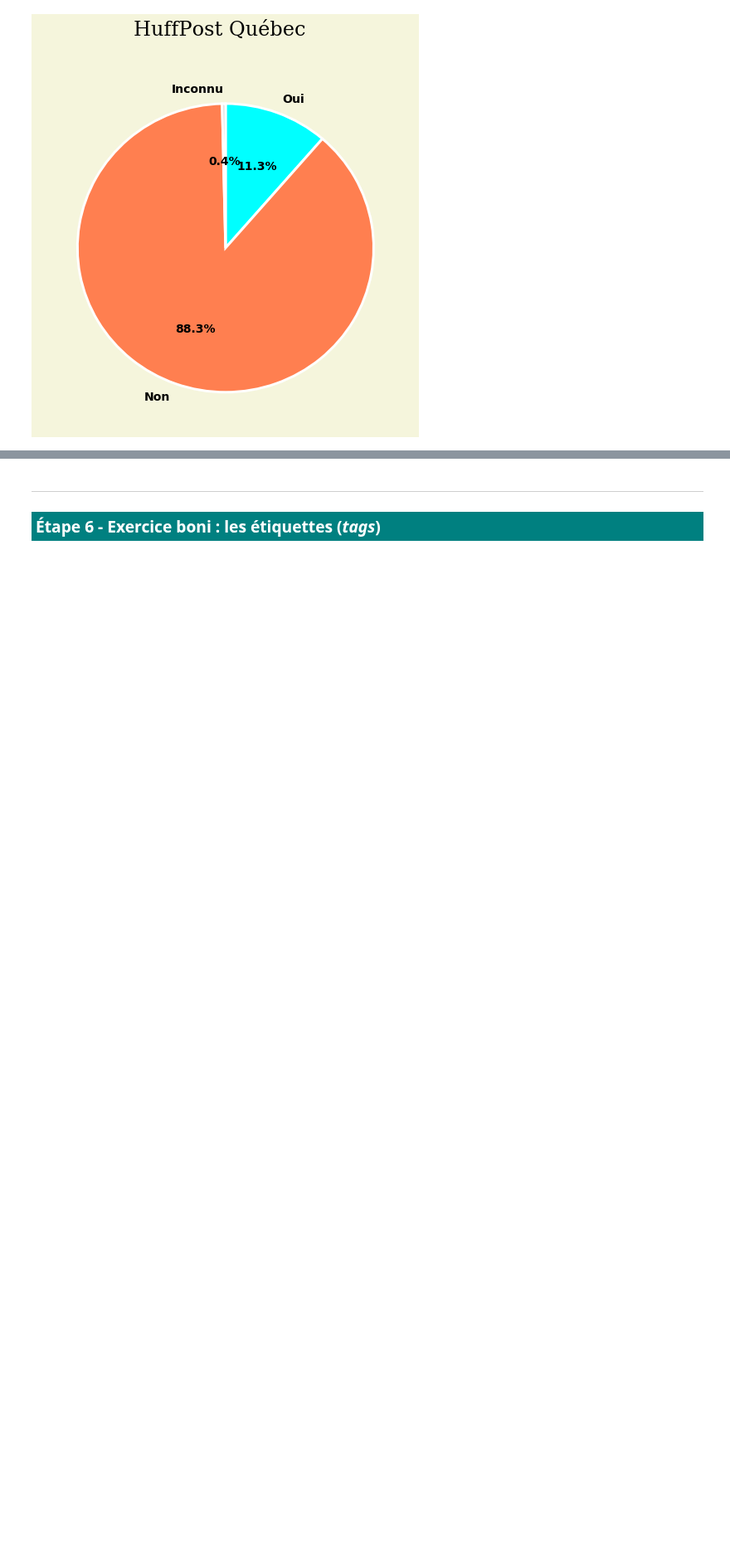
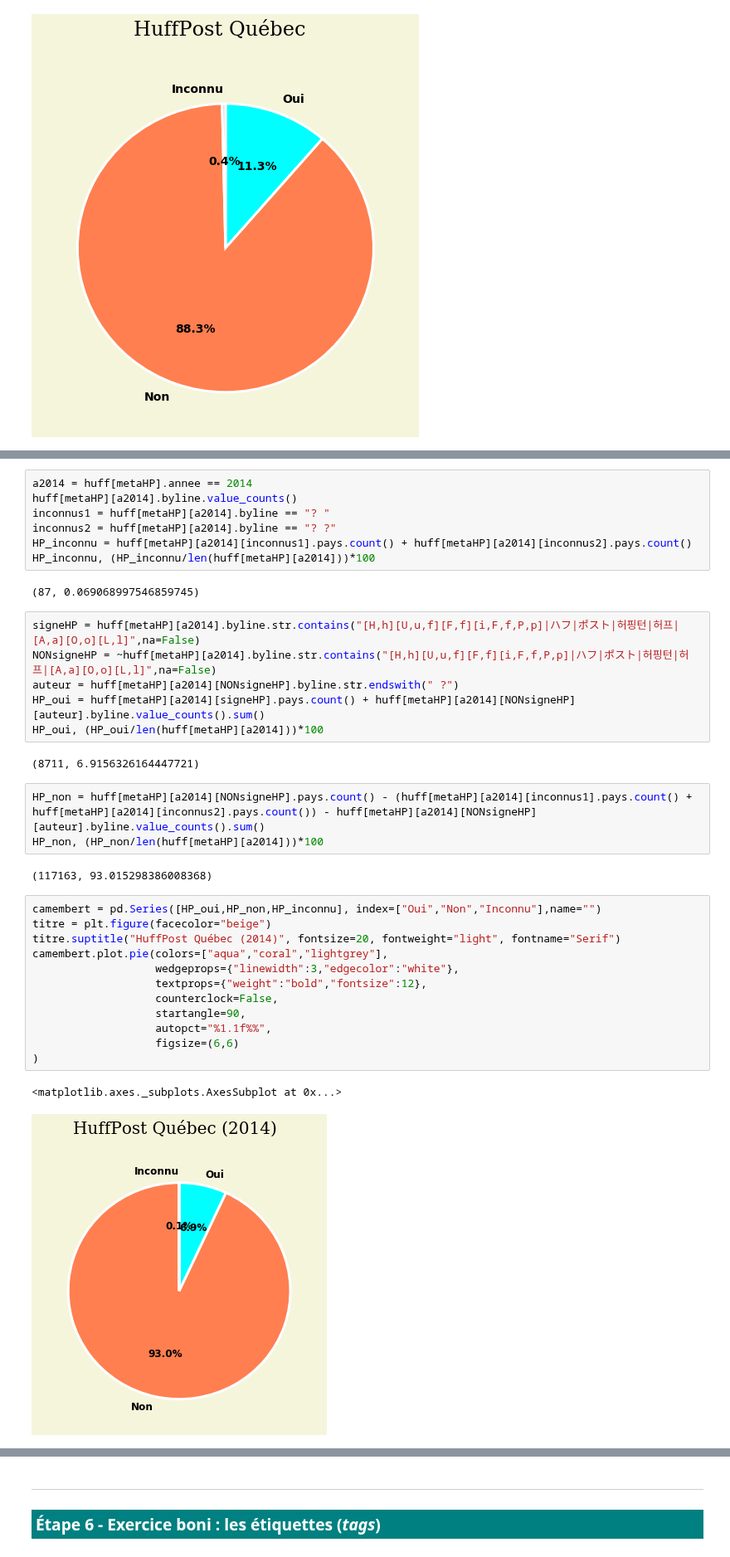
Before and after one commit to jhroy/huffpost, a Jupyter notebook: HuffPost-qc.ipynb, the cells around one changed output, grey strips where cells are left out. Shown at 83% size. Drawn from its saved outputs; the diff is of its cells as text; blank space fills up the shorter version.

```diff
--- a/HuffPost-qc.ipynb
+++ b/HuffPost-qc.ipynb
@@ -256,0 +405,37 @@ camembert.plot.pie(colors=["aqua","coral","lightgrey"],
+# %%
+a2014 = huff[metaHP].annee == 2014
+huff[metaHP][a2014].byline.value_counts()
+inconnus1 = huff[metaHP][a2014].byline == "? "
+inconnus2 = huff[metaHP][a2014].byline == "? ?"
+HP_inconnu = huff[metaHP][a2014][inconnus1].pays.count() + huff[metaHP][a2014][inconnus2].pays.count()
+HP_inconnu, (HP_inconnu/len(huff[metaHP][a2014]))*100
+# %% [output]
+(87, 0.069068997546859745)
+# %%
+signeHP = huff[metaHP][a2014].byline.str.contains("[H,h][U,u,f][F,f][i,F,f,P,p]|ハフ|ポスト|허핑턴|허프|[A,a][O,o][L,l]",na=False)
+NONsigneHP = ~huff[metaHP][a2014].byline.str.contains("[H,h][U,u,f][F,f][i,F,f,P,p]|ハフ|ポスト|허핑턴|허프|[A,a][O,o][L,l]",na=False)
+auteur = huff[metaHP][a2014][NONsigneHP].byline.str.endswith(" ?")
+HP_oui = huff[metaHP][a2014][signeHP].pays.count() + huff[metaHP][a2014][NONsigneHP][auteur].byline.value_counts().sum()
+HP_oui, (HP_oui/len(huff[metaHP][a2014]))*100
+# %% [output]
+(8711, 6.9156326164447721)
+# %%
+HP_non = huff[metaHP][a2014][NONsigneHP].pays.count() - (huff[metaHP][a2014][inconnus1].pays.count() + huff[metaHP][a2014][inconnus2].pays.count()) - huff[metaHP][a2014][NONsigneHP][auteur].byline.value_counts().sum()
+HP_non, (HP_non/len(huff[metaHP][a2014]))*100
+# %% [output]
+(117163, 93.015298386008368)
+# %%
+camembert = pd.Series([HP_oui,HP_non,HP_inconnu], index=["Oui","Non","Inconnu"],name="")
+titre = plt.figure(facecolor="beige")
+titre.suptitle("HuffPost Québec (2014)", fontsize=20, fontweight="light", fontname="Serif")
+camembert.plot.pie(colors=["aqua","coral","lightgrey"],
+                   wedgeprops={"linewidth":3,"edgecolor":"white"},
+                   textprops={"weight":"bold","fontsize":12},
+                   counterclock=False,
+                   startangle=90,
+                   autopct="%1.1f%%",
+                   figsize=(6,6)
+)
+# %% [output]
+<matplotlib.axes._subplots.AxesSubplot at 0x...>
+[figure, added]
```
Also changed, not shown: parts of 38 cells of this notebook.
